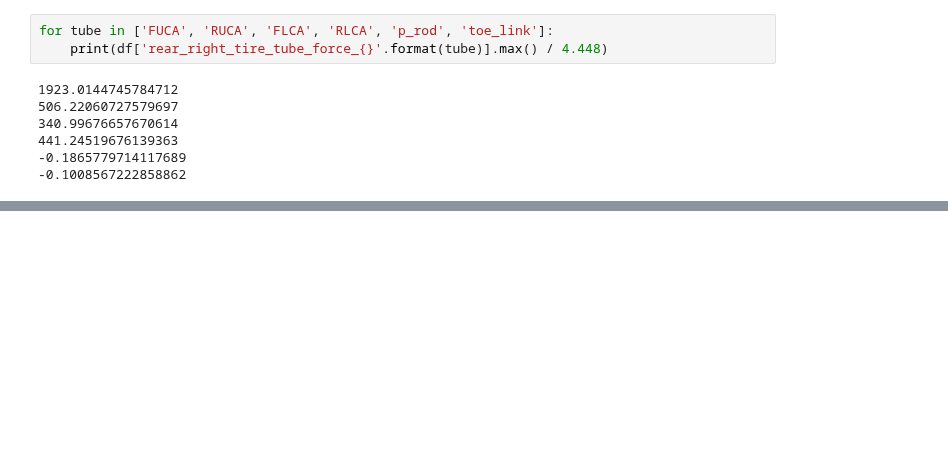
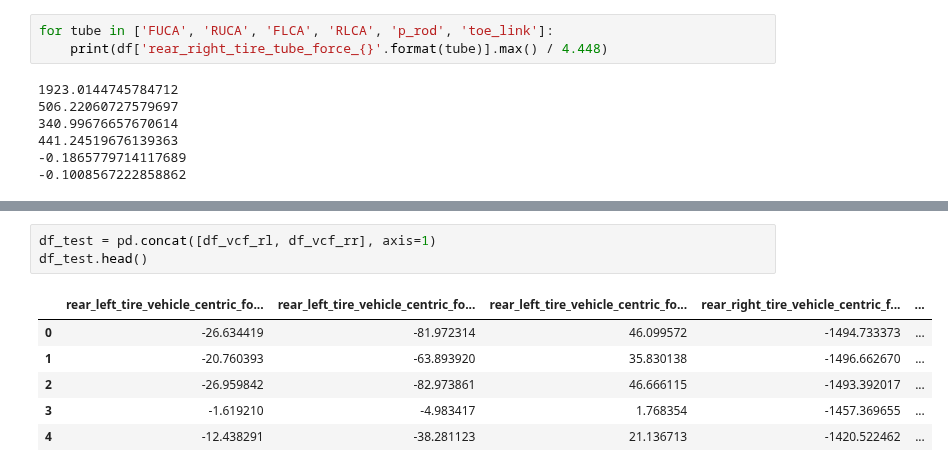
Before and after one commit to LonghornRacingElectric/magic_moment_method, a Jupyter notebook: analysis/MMM_plotter_tubes.ipynb, the cells around one changed output, grey strips where cells are left out. Saved outputs shown, nothing was run; the diff lists cells and outputs as text; blank space fills up the shorter version.

```diff
--- a/analysis/MMM_plotter_tubes.ipynb
+++ b/analysis/MMM_plotter_tubes.ipynb
@@ -127,0 +261,10 @@ plt.show()
+# %%
+df_test = pd.concat([df_vcf_rl, df_vcf_rr], axis=1)
+df_test.head()
+# %% [output]
+|  | rear_left_tire_vehicle_centric_fo... | rear_left_tire_vehicle_centric_fo... | rear_left_tire_vehicle_centric_fo... | rear_right_tire_vehicle_centric_f... | ... |
+| 0 | -26.634419 | -81.972314 | 46.099572 | -1494.733373 | ... |
+| 1 | -20.760393 | -63.893920 | 35.830138 | -1496.662670 | ... |
+| 2 | -26.959842 | -82.973861 | 46.666115 | -1493.392017 | ... |
+| 3 | -1.619210 | -4.983417 | 1.768354 | -1457.369655 | ... |
+| 4 | -12.438291 | -38.281123 | 21.136713 | -1420.522462 | ... |
```
Also changed, not shown: parts of 16 cells of this notebook, 1 other file.
